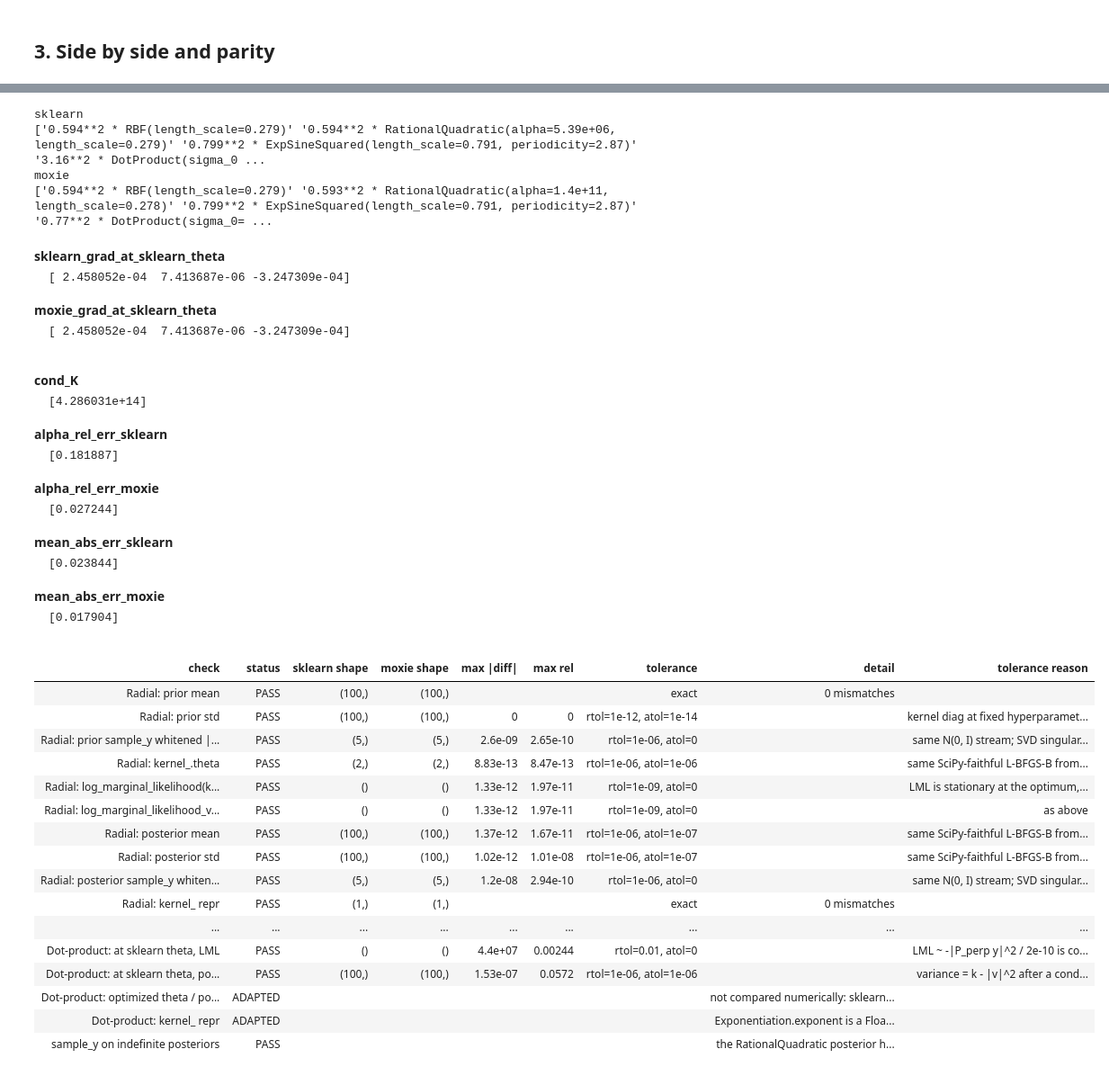
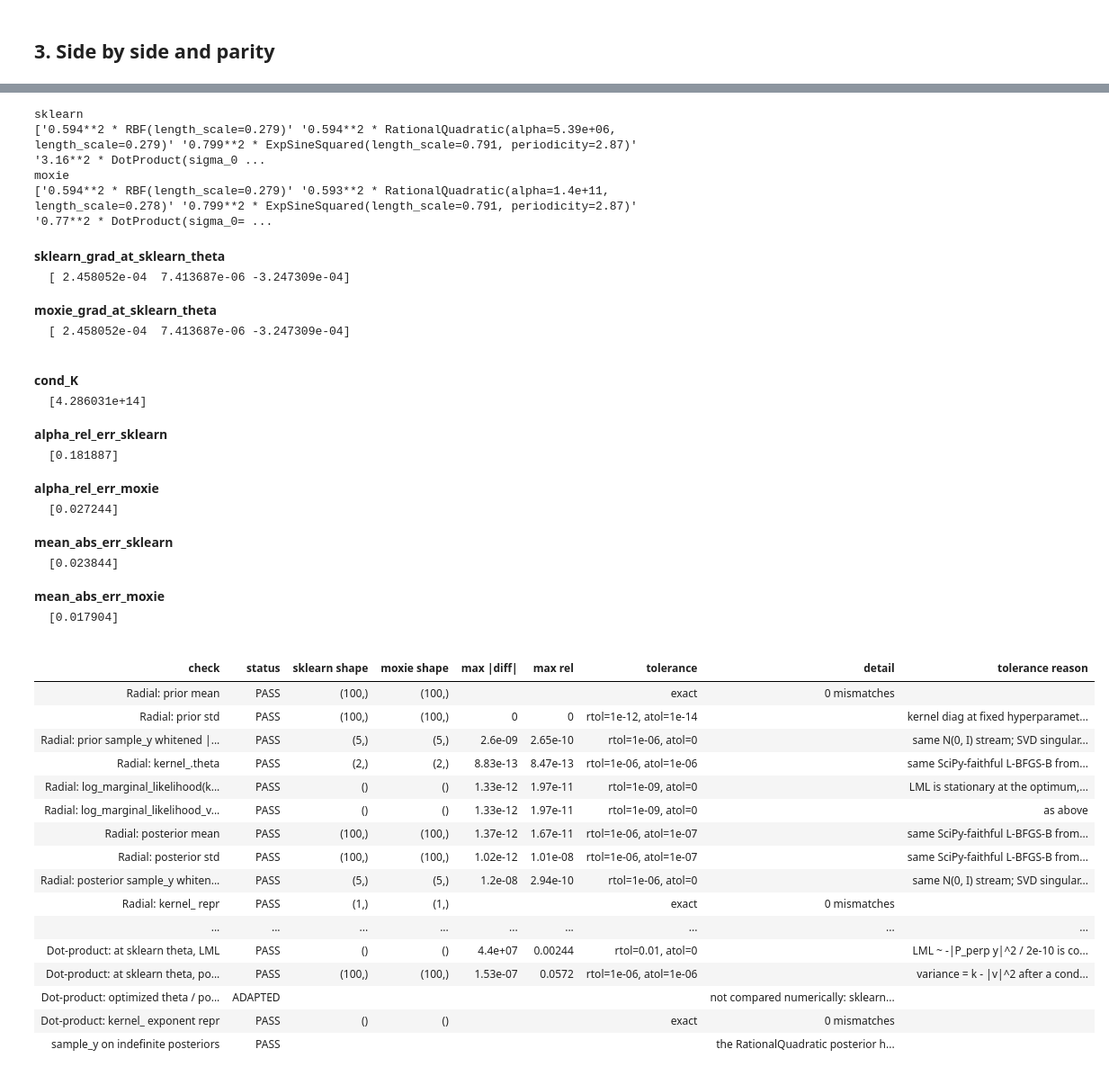
Before and after one commit to idlab-discover/moxie, a Jupyter notebook: notebooks/gaussian_process/plot_gpr_prior_posterior.ipynb, the cells around one changed output, grey strips where cells are left out. Shown at 90% size. Cells and saved outputs as stored; diff of their text form; code cells hidden in the pictures.

```diff
--- a/notebooks/gaussian_process/plot_gpr_prior_posterior.ipynb
+++ b/notebooks/gaussian_process/plot_gpr_prior_posterior.ipynb
@@ -317,9 +317,8 @@ nb.note("Dot-product: optimized theta / posterior after fit", "ADAPTED",
         "not compared numerically: sklearn's own L-BFGS-B run ends ABNORMAL after 5 iterations on an LML whose "
         "float64 value carries ~1e-2 relative noise (cond ~4e14), so neither endpoint is reproducible across "
         "BLAS/LAPACK builds. At a common theta Moxie is at least as accurate as sklearn (above).")
-nb.note("Dot-product: kernel_ repr", "ADAPTED",
-        "Exponentiation.exponent is a Float64, so Moxie prints '** 2.0' where sklearn prints the Python int "
-        "exponent as '** 2' (documented in docs/gaussian_process/kernels/api.md)")
+nb.compare("Dot-product: kernel_ exponent repr", dp["kernel_"].rsplit(" ** ", 1)[1],
+           mx["kernel_repr"][3].rsplit(" ** ", 1)[1], exact=True)
 nb.note("sample_y on indefinite posteriors", "PASS",
         "the RationalQuadratic posterior has eigenvalues down to -1.8e-8; NumPy warns and draws, and Moxie now does "
         "the same (check_valid='warn'); it raised before this verification")
@@ -333,32 +332,32 @@ moxie
 ['0.594**2 * RBF(length_scale=0.279)' '0.593**2 * RationalQuadratic(alpha=1.4e+11, length_scale=0.278)' '0.799**2 * ExpSineSquared(length_scale=0.791, periodicity=2.87)' '0.77**2 * DotProduct(sigma_0= ...
 sklearn_grad_at_sklearn_theta
 [ 2.458052e-04 7.413687e-06 -3.247309e-04]
 moxie_grad_at_sklearn_theta
 [ 2.458052e-04 7.413687e-06 -3.247309e-04]
 cond_K
 [4.286031e+14]
 alpha_rel_err_sklearn
 [0.181887]
 alpha_rel_err_moxie
 [0.027244]
 mean_abs_err_sklearn
 [0.023844]
 mean_abs_err_moxie
 [0.017904]
 | check | status | sklearn shape | moxie shape | max |diff| | max rel | tolerance | detail | tolerance reason |
 | Radial: prior mean | PASS | (100,) | (100,) |  |  | exact | 0 mismatches |  |
 | Radial: prior std | PASS | (100,) | (100,) | 0 | 0 | rtol=1e-12, atol=1e-14 |  | kernel diag at fixed hyperparamet... |
 | Radial: prior sample_y whitened |... | PASS | (5,) | (5,) | 2.6e-09 | 2.65e-10 | rtol=1e-06, atol=0 |  | same N(0, I) stream; SVD singular... |
 | Radial: kernel_.theta | PASS | (2,) | (2,) | 8.83e-13 | 8.47e-13 | rtol=1e-06, atol=1e-06 |  | same SciPy-faithful L-BFGS-B from... |
 | Radial: log_marginal_likelihood(k... | PASS | () | () | 1.33e-12 | 1.97e-11 | rtol=1e-09, atol=0 |  | LML is stationary at the optimum,... |
 | Radial: log_marginal_likelihood_v... | PASS | () | () | 1.33e-12 | 1.97e-11 | rtol=1e-09, atol=0 |  | as above |
 | Radial: posterior mean | PASS | (100,) | (100,) | 1.37e-12 | 1.67e-11 | rtol=1e-06, atol=1e-07 |  | same SciPy-faithful L-BFGS-B from... |
 | Radial: posterior std | PASS | (100,) | (100,) | 1.02e-12 | 1.01e-08 | rtol=1e-06, atol=1e-07 |  | same SciPy-faithful L-BFGS-B from... |
 | Radial: posterior sample_y whiten... | PASS | (5,) | (5,) | 1.2e-08 | 2.94e-10 | rtol=1e-06, atol=0 |  | same N(0, I) stream; SVD singular... |
 | Radial: kernel_ repr | PASS | (1,) | (1,) |  |  | exact | 0 mismatches |  |
 | ... | ... | ... | ... | ... | ... | ... | ... | ... |
 | Dot-product: at sklearn theta, LML | PASS | () | () | 4.4e+07 | 0.00244 | rtol=0.01, atol=0 |  | LML ~ -|P_perp y|^2 / 2e-10 is co... |
 | Dot-product: at sklearn theta, po... | PASS | (100,) | (100,) | 1.53e-07 | 0.0572 | rtol=1e-06, atol=1e-06 |  | variance = k - |v|^2 after a cond... |
 | Dot-product: optimized theta / po... | ADAPTED |  |  |  |  |  | not compared numerically: sklearn... |  |
-| Dot-product: kernel_ repr | ADAPTED |  |  |  |  |  | Exponentiation.exponent is a Floa... |  |
+| Dot-product: kernel_ exponent repr | PASS | () | () |  |  | exact | 0 mismatches |  |
 | sample_y on indefinite posteriors | PASS |  |  |  |  |  | the RationalQuadratic posterior h... |  |
```
Also changed, not shown: parts of 1 cell of this notebook, 6 other files.
